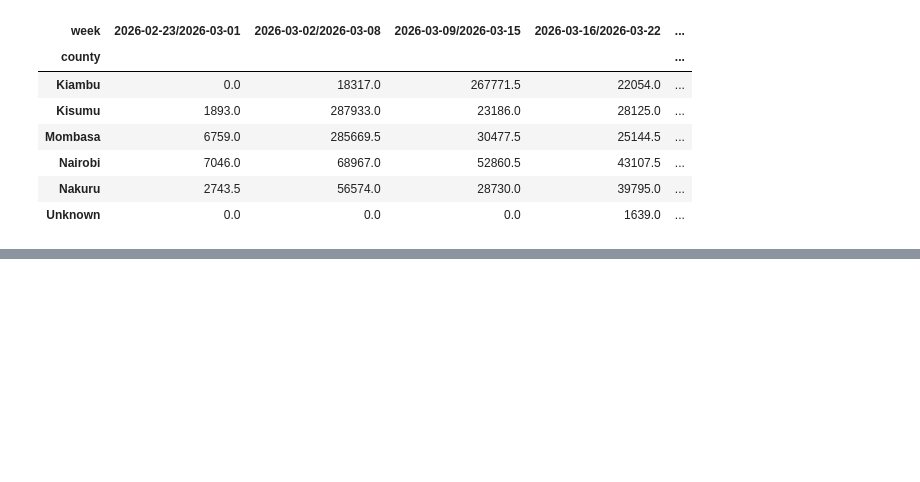
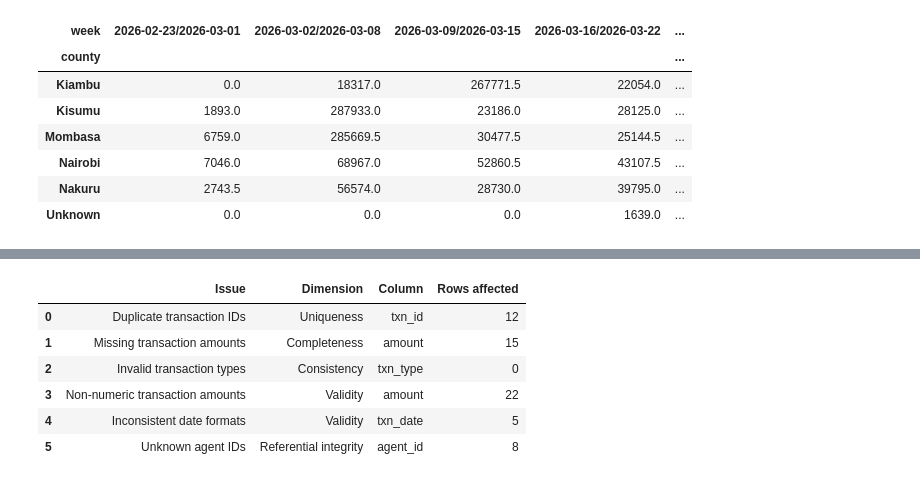
Before and after one commit to mercylyneongach-eng/plp-da-a3-duka-sales-and-agent-cleanup, a Jupyter notebook: agent_cleanup.ipynb, the cells around one changed output, grey strips where cells are left out. Cells and saved outputs as stored; diff of their text form; code cells hidden in the pictures; blank space fills up the shorter version.

```diff
--- a/agent_cleanup.ipynb
+++ b/agent_cleanup.ipynb
@@ -835,0 +873,31 @@ display(weekly_pivot)
+# %%
+audit_table = pd.DataFrame([
+    ["Duplicate transaction IDs", "Uniqueness", "txn_id",
+     txns["txn_id"].duplicated().sum()],
+
+    ["Missing transaction amounts", "Completeness", "amount",
+     txns["amount"].isna().sum()],
+
+    ["Invalid transaction types", "Consistency", "txn_type",
+     (~txns["txn_type"].astype(str).str.strip().str.lower()
+      .isin(["deposit", "withdrawal"])).sum()],
+
+    ["Non-numeric transaction amounts", "Validity", "amount",
+     pd.to_numeric(txns["amount"], errors="coerce").isna().sum()],
+
+    ["Inconsistent date formats", "Validity", "txn_date",
+     txns["txn_date"].astype(str).str.contains("/", regex=False).sum()],
+
+    ["Unknown agent IDs", "Referential integrity", "agent_id",
+     (~txns["agent_id"].isin(agents["agent_id"])).sum()]
+], columns=["Issue", "Dimension", "Column", "Rows affected"])
+
+display(audit_table)
+# %% [output]
+|  | Issue | Dimension | Column | Rows affected |
+| 0 | Duplicate transaction IDs | Uniqueness | txn_id | 12 |
+| 1 | Missing transaction amounts | Completeness | amount | 15 |
+| 2 | Invalid transaction types | Consistency | txn_type | 0 |
+| 3 | Non-numeric transaction amounts | Validity | amount | 22 |
+| 4 | Inconsistent date formats | Validity | txn_date | 5 |
+| 5 | Unknown agent IDs | Referential integrity | agent_id | 8 |
```
Also changed, not shown: parts of 8 cells of this notebook.
